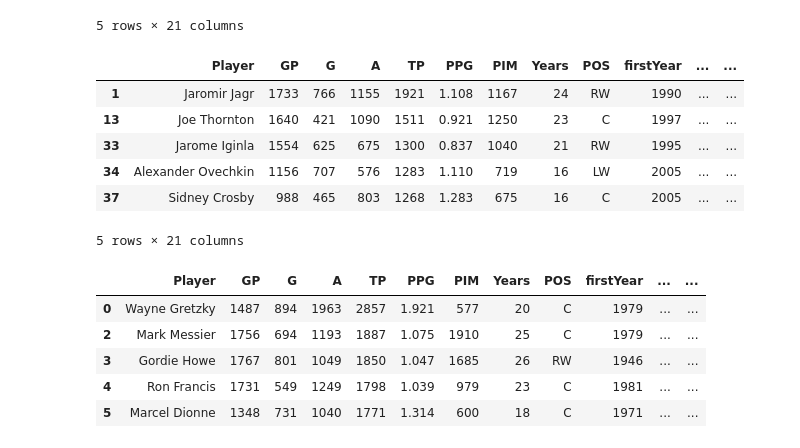
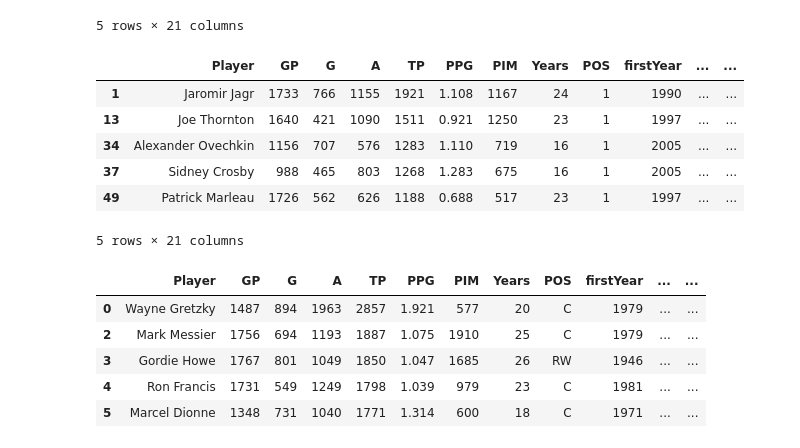
Before and after one commit to potterc22/Final-Project-ML, a Jupyter notebook: Jeff/master_stats_file.ipynb, the cells around one changed output. Drawn from its saved outputs; the diff is of its cells as text; code cells hidden in the pictures.

```diff
--- a/Jeff/master_stats_file.ipynb
+++ b/Jeff/master_stats_file.ipynb
@@ -120,16 +120,19 @@ test_train_df.head()
 test_train_df.to_csv("Output/test_train_file.csv", index=False, header=True, encoding='utf-8-sig')
 # %%
 # Create predict data for palyers who played their last game as of 2017, includes active players as well
-predict_df = master_stats_file_df[master_stats_file_df['lastYear'] >= 2017]
+predict_df = master_stats_file_df[(master_stats_file_df['lastYear'] >= 2017) & (master_stats_file_df['HoF'] != 1)]
 predict_df = predict_df.fillna(0)
+predict_df['POS'] = predict_df['POS'].replace(['C', 'C/D','C/LW', 'C/RW', 'C/W', 'F', 'F/D', 'LW', 'LW/C', 'LW/C/D', 'LW/D',
+                                                                 'LW/RW', 'RW','RW/C', 'RW/D', 'RW/LW', 'W/C'], 1)
+predict_df['POS'] = predict_df['POS'].replace(['D', 'D/C','D/F', 'D/LW', 'D/RW', 'D/W'], 0)
 predict_df.head()
 # %% [output]
 |  | Player | GP | G | A | TP | PPG | PIM | Years | POS | firstYear | ... | ... |
-| 1 | Jaromir Jagr | 1733 | 766 | 1155 | 1921 | 1.108 | 1167 | 24 | RW | 1990 | ... | ... |
-| 13 | Joe Thornton | 1640 | 421 | 1090 | 1511 | 0.921 | 1250 | 23 | C | 1997 | ... | ... |
-| 33 | Jarome Iginla | 1554 | 625 | 675 | 1300 | 0.837 | 1040 | 21 | RW | 1995 | ... | ... |
-| 34 | Alexander Ovechkin | 1156 | 707 | 576 | 1283 | 1.110 | 719 | 16 | LW | 2005 | ... | ... |
-| 37 | Sidney Crosby | 988 | 465 | 803 | 1268 | 1.283 | 675 | 16 | C | 2005 | ... | ... |
+| 1 | Jaromir Jagr | 1733 | 766 | 1155 | 1921 | 1.108 | 1167 | 24 | 1 | 1990 | ... | ... |
+| 13 | Joe Thornton | 1640 | 421 | 1090 | 1511 | 0.921 | 1250 | 23 | 1 | 1997 | ... | ... |
+| 34 | Alexander Ovechkin | 1156 | 707 | 576 | 1283 | 1.110 | 719 | 16 | 1 | 2005 | ... | ... |
+| 37 | Sidney Crosby | 988 | 465 | 803 | 1268 | 1.283 | 675 | 16 | 1 | 2005 | ... | ... |
+| 49 | Patrick Marleau | 1726 | 562 | 626 | 1188 | 0.688 | 517 | 23 | 1 | 1997 | ... | ... |
 5 rows × 21 columns
 # %%
 # Save the file to csv
```
Also changed, not shown: parts of 6 cells of this notebook, 3 other files.
